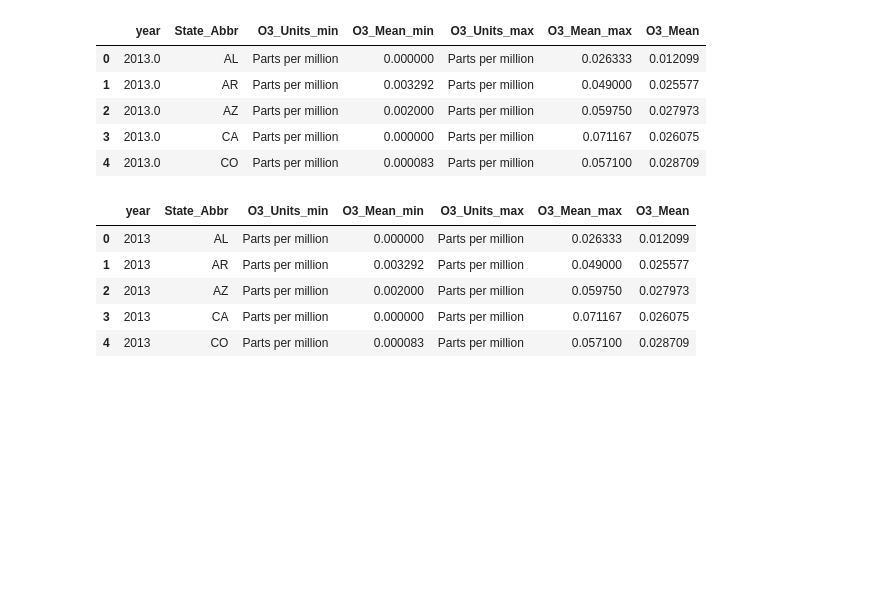
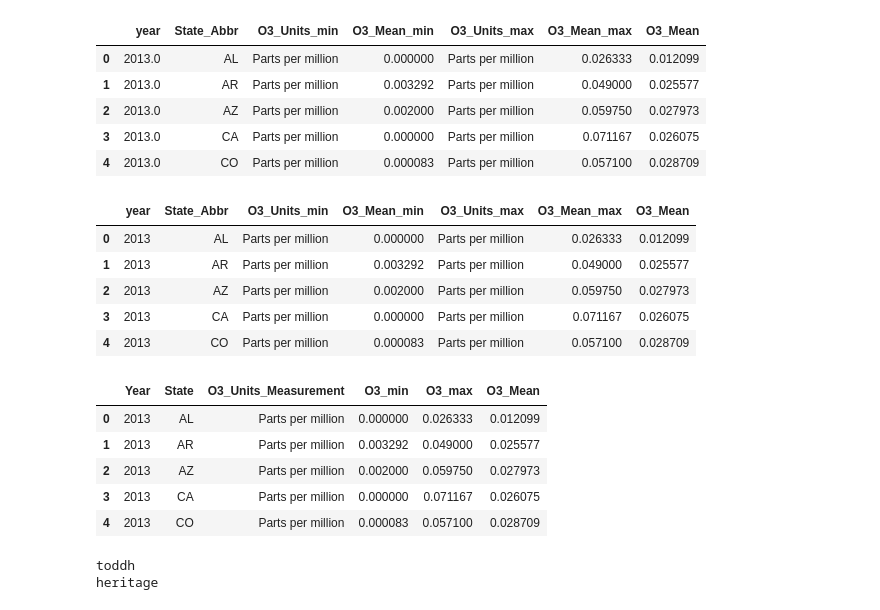
Before and after one commit to emilou1981/ETL-Project, a Jupyter notebook: pollution_groupby_stats.ipynb, the cells around one changed output. Saved outputs shown, nothing was run; the diff lists cells and outputs as text; code cells hidden in the pictures; blank space fills up the shorter version.

```diff
--- a/pollution_groupby_stats.ipynb
+++ b/pollution_groupby_stats.ipynb
@@ -176,4 +179,15 @@ stats_df.head()
 | 2 | 2013 | AZ | Parts per million | 0.002000 | Parts per million | 0.059750 | 0.027973 |
 | 3 | 2013 | CA | Parts per million | 0.000000 | Parts per million | 0.071167 | 0.026075 |
 | 4 | 2013 | CO | Parts per million | 0.000083 | Parts per million | 0.057100 | 0.028709 |
+# %%
+stats_df=stats_df.rename(columns={'year':'Year', 'State_Abbr':'State', 'O3_Units_min':'O3_Units_Measurement', 'O3_Mean_min':'O3_min', 'O3_Mean_max':'O3_max'})
+stats_df=stats_df.drop(['O3_Units_max'], axis=1)
+stats_df.head()
+# %% [output]
+|  | Year | State | O3_Units_Measurement | O3_min | O3_max | O3_Mean |
+| 0 | 2013 | AL | Parts per million | 0.000000 | 0.026333 | 0.012099 |
+| 1 | 2013 | AR | Parts per million | 0.003292 | 0.049000 | 0.025577 |
+| 2 | 2013 | AZ | Parts per million | 0.002000 | 0.059750 | 0.027973 |
+| 3 | 2013 | CA | Parts per million | 0.000000 | 0.071167 | 0.026075 |
+| 4 | 2013 | CO | Parts per million | 0.000083 | 0.057100 | 0.028709 |
 # %%
@@ -184 +196,12 @@ OUTPUT_FILE = os.path.join( cleaned_dir, 'cleaned_pollution.csv')
 stats_df.to_csv(OUTPUT_FILE)
+# %%
+# load to the database
+
+rds_connection_string = f'{PSQL_USER}:{PSQL_PWD}@localhost:5432/pollution'
+engine = create_engine(f'postgresql://{rds_connection_string}')
+
+print(PSQL_USER)
+print(PSQL_PWD)
+# %% [output]
+toddh
+heritage
```
Also changed, not shown: parts of 3 cells of this notebook, 3 other files.
